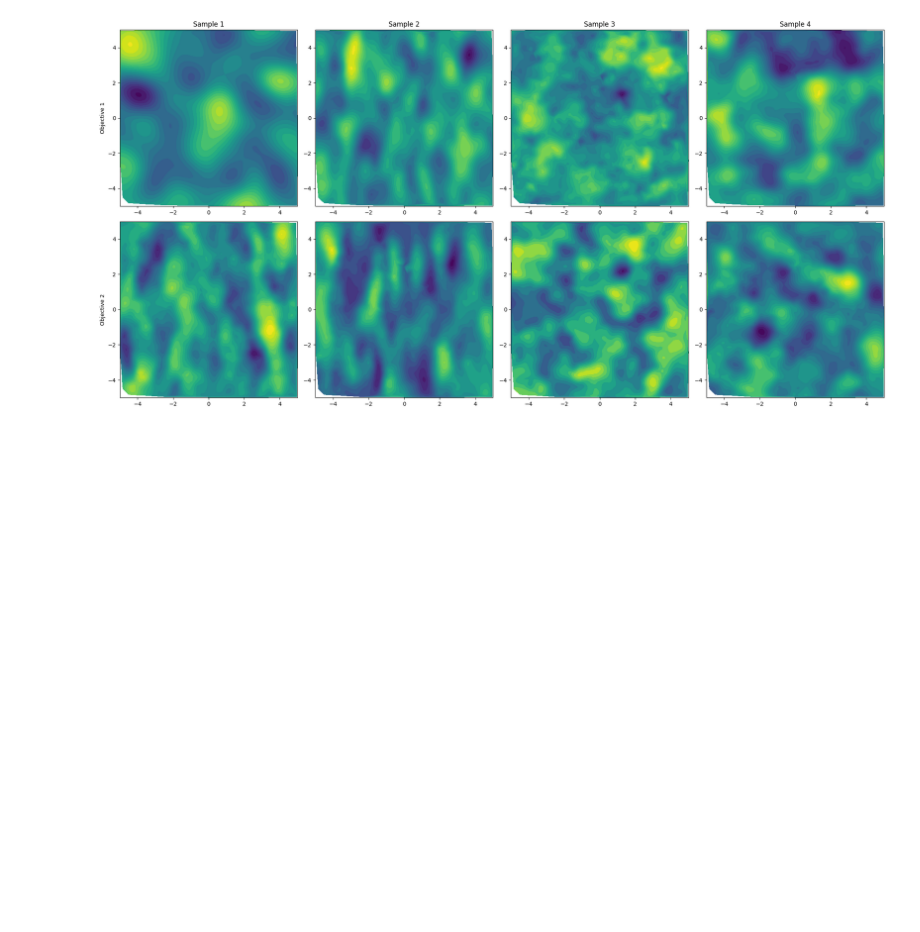
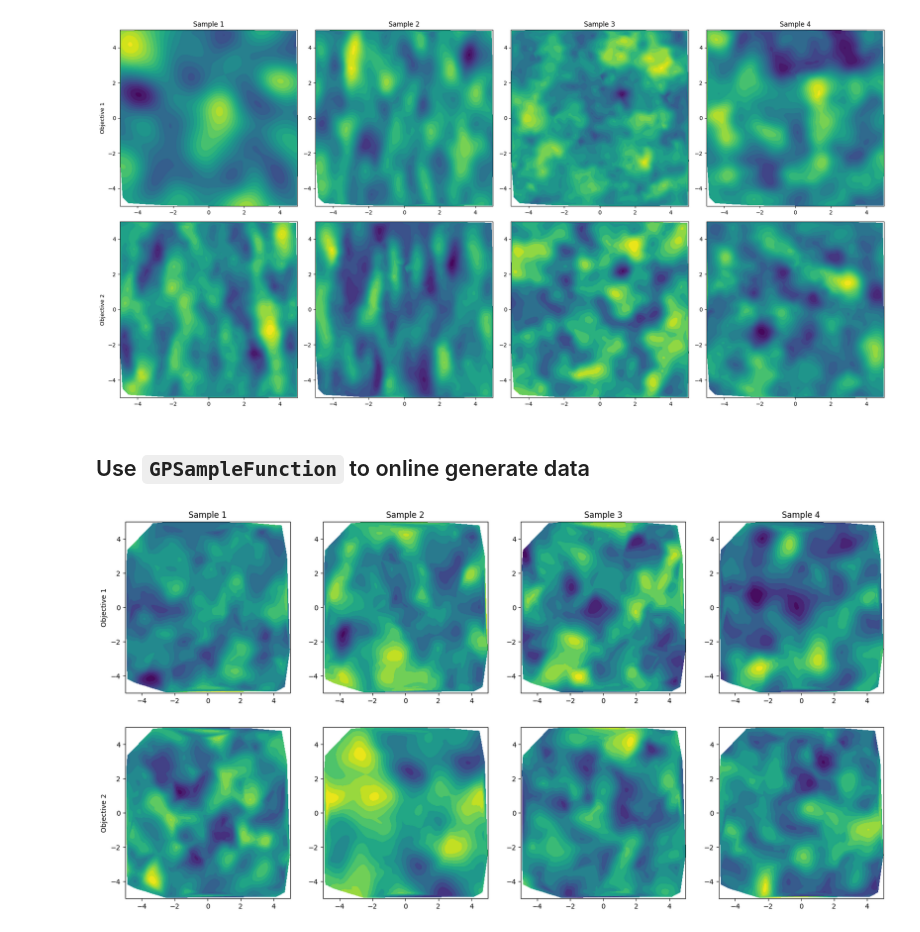
Before and after one commit to xinyuzc/in-context-moo, a Jupyter notebook: notebooks/synthetic_data.ipynb, the cells around one changed output. Saved outputs shown, nothing was run; the diff lists cells and outputs as text; code cells hidden in the pictures; blank space fills up the shorter version.

```diff
--- a/notebooks/synthetic_data.ipynb
+++ b/notebooks/synthetic_data.ipynb
@@ -73,3 +77,31 @@ plt.tight_layout()
 plt.show()
 # %% [output]
 [figure]
+# %% [markdown]
+## Use `GPSampleFunction` to online generate data
+# %%
+from data.gp_sample_function import GPSampleFunction
+from utils.dataclasses import DataConfig
+
+data_cfg = DataConfig(
+    x_dim_list=[2],
+    y_dim_list=[2],
+)
+
+gp_sample_function = GPSampleFunction(
+    data_config=data_cfg,
+    batch_size=4,
+    d=256,
+    use_grid_sampling=False,
+    use_factorized_policy=False,
+    device="cpu"
+)
+# %%
+fig, axes = plt.subplots(y_dim, 4, figsize=(20, 5 * y_dim))
+axes = axes.ravel()
+
+for s in range(4):
+    x, y = gp_sample_function._x[s], gp_sample_function._y[s]
+    plot(s, axes, x, y)
+# %% [output]
+[figure, added]
```
Also changed, not shown: parts of 4 cells of this notebook, 25 other files.
